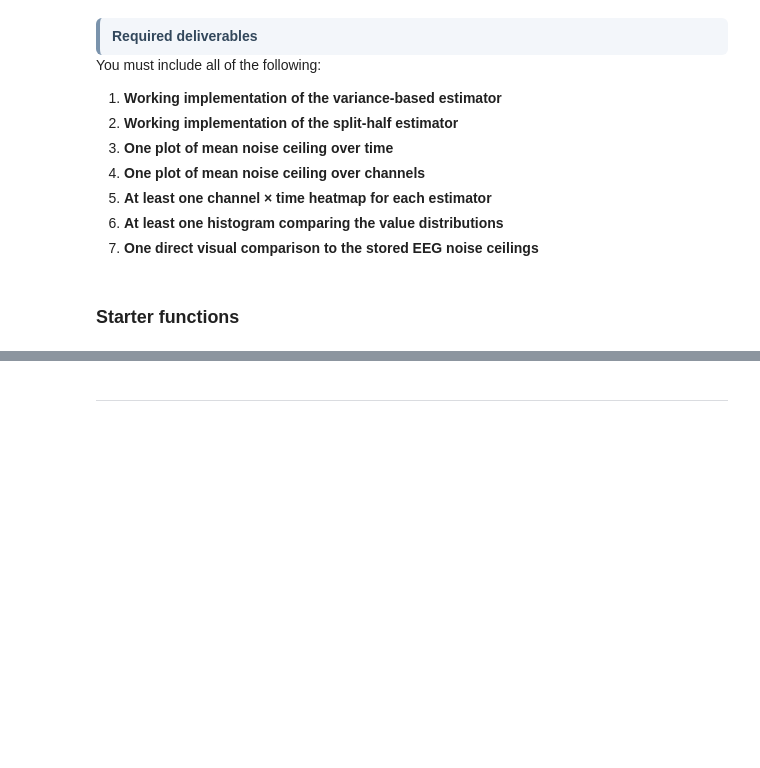
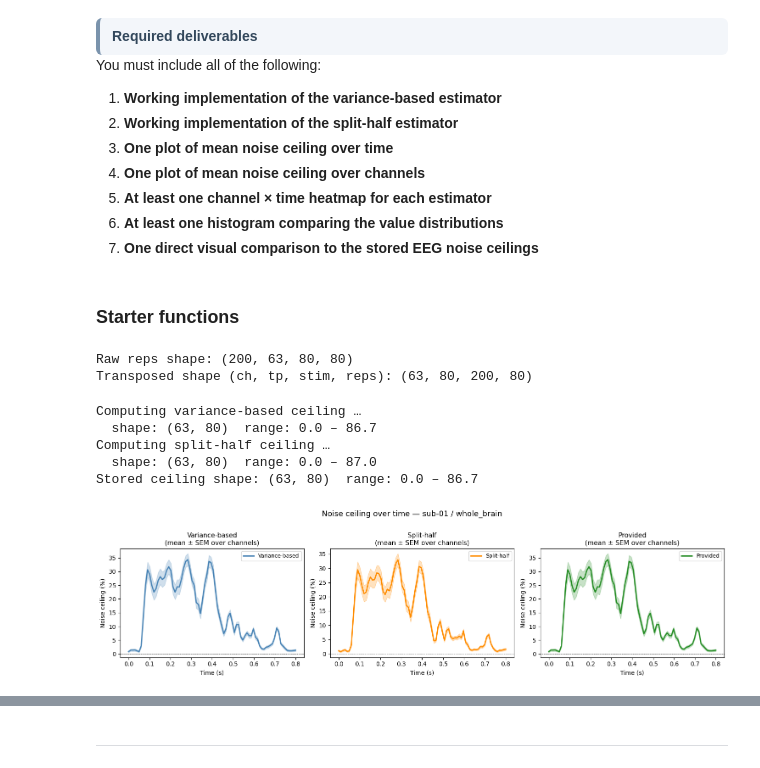
Before and after one commit to AnastasisPap/Brain-like-computation-and-intelligence-project, a Jupyter notebook: nx414_project_2026.ipynb, the cells around one changed output, grey strips where cells are left out. Cells and saved outputs as stored; diff of their text form; code cells hidden in the pictures; blank space fills up the shorter version.

Commit message:
1.3 I think, incl. some findings after cleaning the data

```diff
--- a/nx414_project_2026.ipynb
+++ b/nx414_project_2026.ipynb
@@ -1734,0 +1807,63 @@ You must include all of the following:
+# %%
+SUBJECT = "sub-01"
+ROI     = "whole_brain"
+
+with h5py.File(EEG_REPS_PATH, "r") as f:
+    reps_raw = f["test"]["neural_data"][SUBJECT][ROI][:]
+    print("Raw reps shape:", reps_raw.shape)  # (200, ch, 80, 80)
+
+# Axes: (stim, ch, tp, reps) → transpose to (ch, tp, stim, reps)
+reps = reps_raw.transpose(1, 2, 0, 3).astype(np.float32)
+print("Transposed shape (ch, tp, stim, reps):", reps.shape)
+
+n_ch, n_tp, n_stim, n_reps = reps.shape
+times = np.linspace(0.0, 0.8, n_tp)
+# %% [output]
+Raw reps shape: (200, 63, 80, 80)
+Transposed shape (ch, tp, stim, reps): (63, 80, 200, 80)
+# %%
+print("Computing variance-based ceiling …")
+nc_vb = compute_ceiling_variancebased(reps)          # (ch, tp) in percent
+print("  shape:", nc_vb.shape, " range: %.1f – %.1f" % (np.nanmin(nc_vb), np.nanmax(nc_vb)))
+
+print("Computing split-half ceiling …")
+nc_sh = compute_ceiling_splithalf(reps, folds=10, seed=0)  # (ch, tp) in [0,1]
+nc_sh_pct = nc_sh * 100.0                                   # convert to percent
+print("  shape:", nc_sh_pct.shape, " range: %.1f – %.1f" % (np.nanmin(nc_sh_pct), np.nanmax(nc_sh_pct)))
+
+# Load provided ceiling from things_eeg2.h5 for comparison
+with h5py.File(EEG_PATH, "r") as f:
+    nc_stored = f["noise_ceilings"][SUBJECT][ROI][:]
+    print("Stored ceiling shape:", nc_stored.shape,
+          " range: %.1f – %.1f" % (nc_stored.min(), nc_stored.max()))
+# %% [output]
+Computing variance-based ceiling …
+  shape: (63, 80)  range: 0.0 – 86.7
+Computing split-half ceiling …
+  shape: (63, 80)  range: 0.0 – 87.0
+Stored ceiling shape: (63, 80)  range: 0.0 – 86.7
+# %%
+fig, axes = plt.subplots(1, 3, figsize=(15, 4), sharey=False)
+
+for ax, nc, label, color in zip(
+    axes,
+    [nc_vb,      nc_sh_pct,  nc_stored],
+    ["Variance-based", "Split-half", "Provided"],
+    ["steelblue", "darkorange", "forestgreen"],
+):
+    mean_over_ch = np.nanmean(nc, axis=0)   # (tp,)
+    sem          = np.nanstd(nc, axis=0) / np.sqrt(nc.shape[0])
+    ax.fill_between(times, mean_over_ch - sem, mean_over_ch + sem, alpha=0.25, color=color)
+    ax.plot(times, mean_over_ch, color=color, lw=2, label=label)
+    ax.set_title(f"{label}\n(mean ± SEM over channels)", fontsize=11)
+    ax.set_xlabel("Time (s)")
+    ax.set_ylabel("Noise ceiling (%)")
+    ax.axhline(0, color="k", lw=0.5, ls="--")
+    ax.legend(fontsize=9)
+
+fig.suptitle(f"Noise ceiling over time — {SUBJECT} / {ROI}", fontsize=13, y=1.01)
+fig.tight_layout()
+plt.savefig("images/fig_nc_over_time.png", dpi=150, bbox_inches="tight")
+plt.show()
+# %% [output]
+[figure, added]
```
Also changed, not shown: parts of 26 cells of this notebook, 15 other files.
